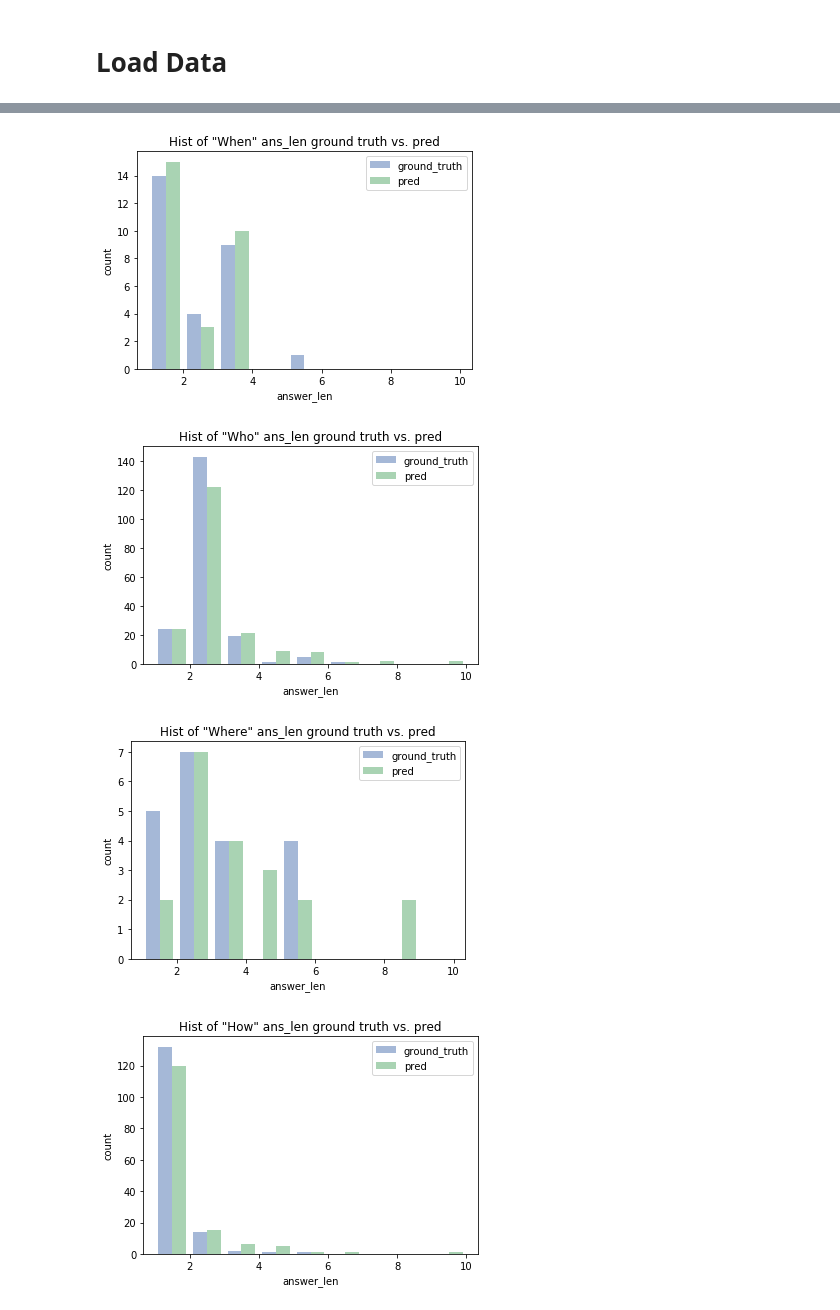
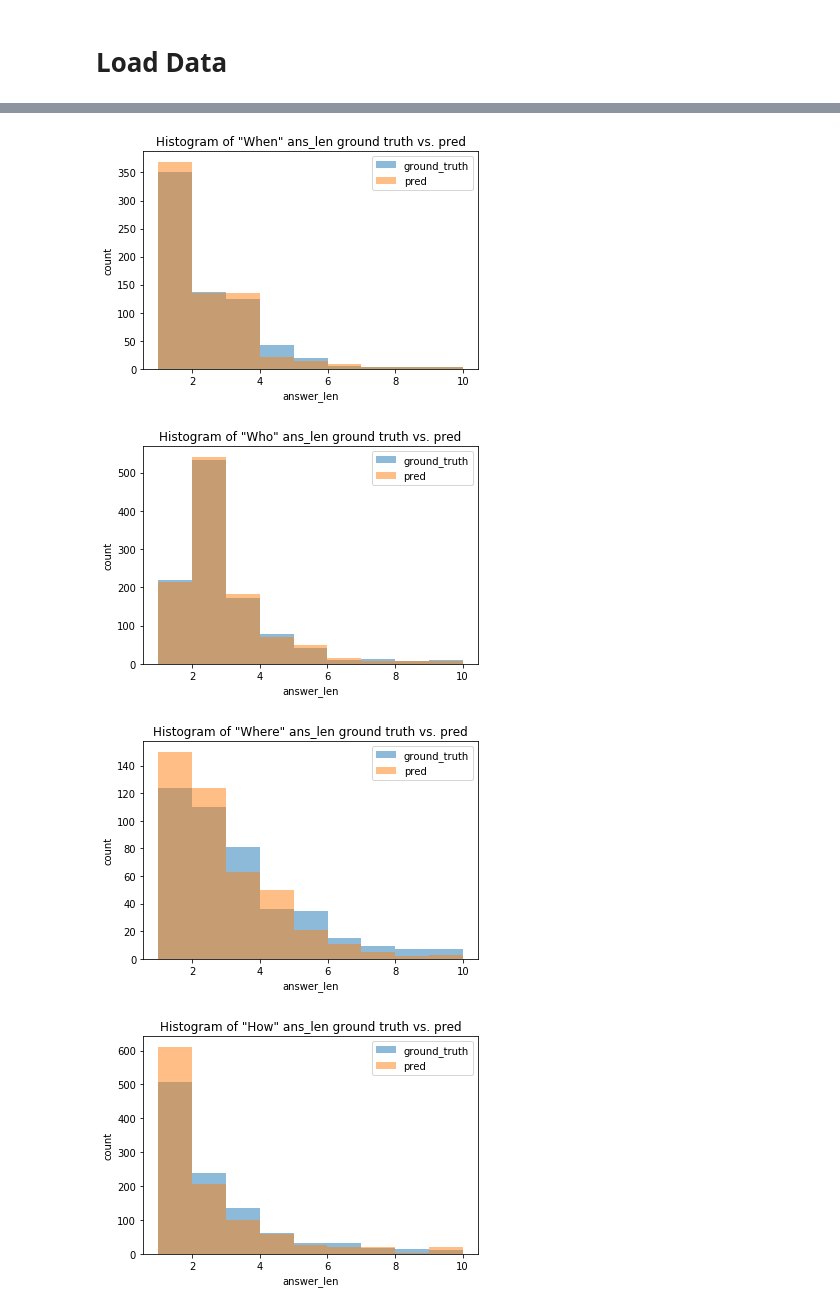
Before and after one commit to minfawang/cs224n-squad-2018, a Jupyter notebook: analysis.ipynb, the cells around one changed output, grey strips where cells are left out. Saved outputs shown, nothing was run; the diff lists cells and outputs as text; code cells hidden in the pictures.

```diff
--- a/analysis.ipynb
+++ b/analysis.ipynb
@@ -83,9 +83,13 @@ def evaluate(dataset, predictions):
 import json
 # %%
 # Constants
-DEV_DATA_JSON_FILE = 'data/tiny-dev.json'
-PRED1_JSON_FILE = 'predictions.json'
-PRED2_JSON_FILE = 'predictions.json'
+# DEV_DATA_JSON_FILE = 'data/tiny-dev.json'
+# PRED1_JSON_FILE = 'predictions.json'
+# PRED2_JSON_FILE = 'predictions.json'
+
+DEV_DATA_JSON_FILE = 'data/dev-v1.1.json'
+PRED1_JSON_FILE = 'predictions_dev.json'
+PRED2_JSON_FILE = 'predictions_dev.json'
 # %%
 with open(DEV_DATA_JSON_FILE, 'r') as fin:
     dev_data = json.load(fin)
@@ -338,17 +338,27 @@ def gen_ids_qn_startswith(id_question_map, start_phrase):
             ids += id,
     return ids
 
+def gen_ids_exclude_ids_list(id_question_map, ids_list):
+    all_ids = set(id_question_map.keys())
+    for ids in ids_list:
+        all_ids = all_ids.difference(set(ids))
+    return all_ids
+
 when_ids = gen_ids_qn_startswith(id_question_map, 'when')
 what_ids = gen_ids_qn_startswith(id_question_map, 'what')
 who_ids = gen_ids_qn_startswith(id_question_map, 'who')
 where_ids = gen_ids_qn_startswith(id_question_map, 'where')
 how_ids = gen_ids_qn_startswith(id_question_map, 'how')
+other_ids = gen_ids_exclude_ids_list(
+    id_question_map,
+    [when_ids, what_ids, who_ids, where_ids, how_ids])
 
 assert when_ids
 assert what_ids
 assert who_ids
 assert where_ids
 assert how_ids
+assert other_ids
 # show_examples(gen_random_ids(id_pred1_map, 2), id_pred1_map)
 # %%
 def print_qn_ids_stats(ids, id_pred_map):
@@ -461,13 +473,13 @@ def plot_ans_pred_len_hist(ids, id_pred_map, **kwargs):
 
     bins = np.linspace(1, 10, 10)
 
-#     plt.hist(ground_truth_ans_len_data, bins, alpha=0.5, label='ground_truth')
-#     plt.hist(pred_len_data, bins, alpha=0.5, label='pred')
     plt.figure()
-    plt.hist(
-        [ground_truth_ans_len_data, pred_len_data],
-        bins, alpha=0.5,
-        label=['ground_truth', 'pred'])
+    plt.hist(ground_truth_ans_len_data, bins, alpha=0.5, label='ground_truth')
+    plt.hist(pred_len_data, bins, alpha=0.5, label='pred')
+#     plt.hist(
+#         [ground_truth_ans_len_data, pred_len_data],
+#         bins, alpha=0.5,
+#         label=['ground_truth', 'pred'])
 
     plt.legend(loc='upper right')
     ax = plt.axes()
@@ -476,9 +488,10 @@ def plot_ans_pred_len_hist(ids, id_pred_map, **kwargs):
         ylabel='count',
         **kwargs)
 
-plot_ans_pred_len_hist(what_ids, id_pred1_map, title='Hist of "What" ans_len ground truth vs. pred',)
-plot_ans_pred_len_hist(when_ids, id_pred1_map, title='Hist of "When" ans_len ground truth vs. pred',)
-plot_ans_pred_len_hist(who_ids, id_pred1_map, title='Hist of "Who" ans_len ground truth vs. pred',)
-plot_ans_pred_len_hist(where_ids, id_pred1_map, title='Hist of "Where" ans_len ground truth vs. pred',)
-plot_ans_pred_len_hist(how_ids, id_pred1_map, title='Hist of "How" ans_len ground truth vs. pred',)
+plot_ans_pred_len_hist(what_ids, id_pred1_map, title='Histogram of "What" ans_len ground truth vs. pred',)
+plot_ans_pred_len_hist(when_ids, id_pred1_map, title='Histogram of "When" ans_len ground truth vs. pred',)
+plot_ans_pred_len_hist(who_ids, id_pred1_map, title='Histogram of "Who" ans_len ground truth vs. pred',)
+plot_ans_pred_len_hist(where_ids, id_pred1_map, title='Histogram of "Where" ans_len ground truth vs. pred',)
+plot_ans_pred_len_hist(how_ids, id_pred1_map, title='Histogram of "How" ans_len ground truth vs. pred',)
+plot_ans_pred_len_hist(other_ids, id_pred1_map, title='Histogram of other ans_len ground truth vs. pred',)
 # %% [output]
@@ -486,4 +499,4 @@ plot_ans_pred_len_hist(how_ids, id_pred1_map, title='Hist of "How" ans_len groun
-[figure, old version]
+[figure, new version]
-[figure, old version]
+[figure, new version]
-[figure, old version]
+[figure, new version]
-[figure, old version]
+[figure, new version]
```
Also changed, not shown: parts of 7 cells of this notebook.
